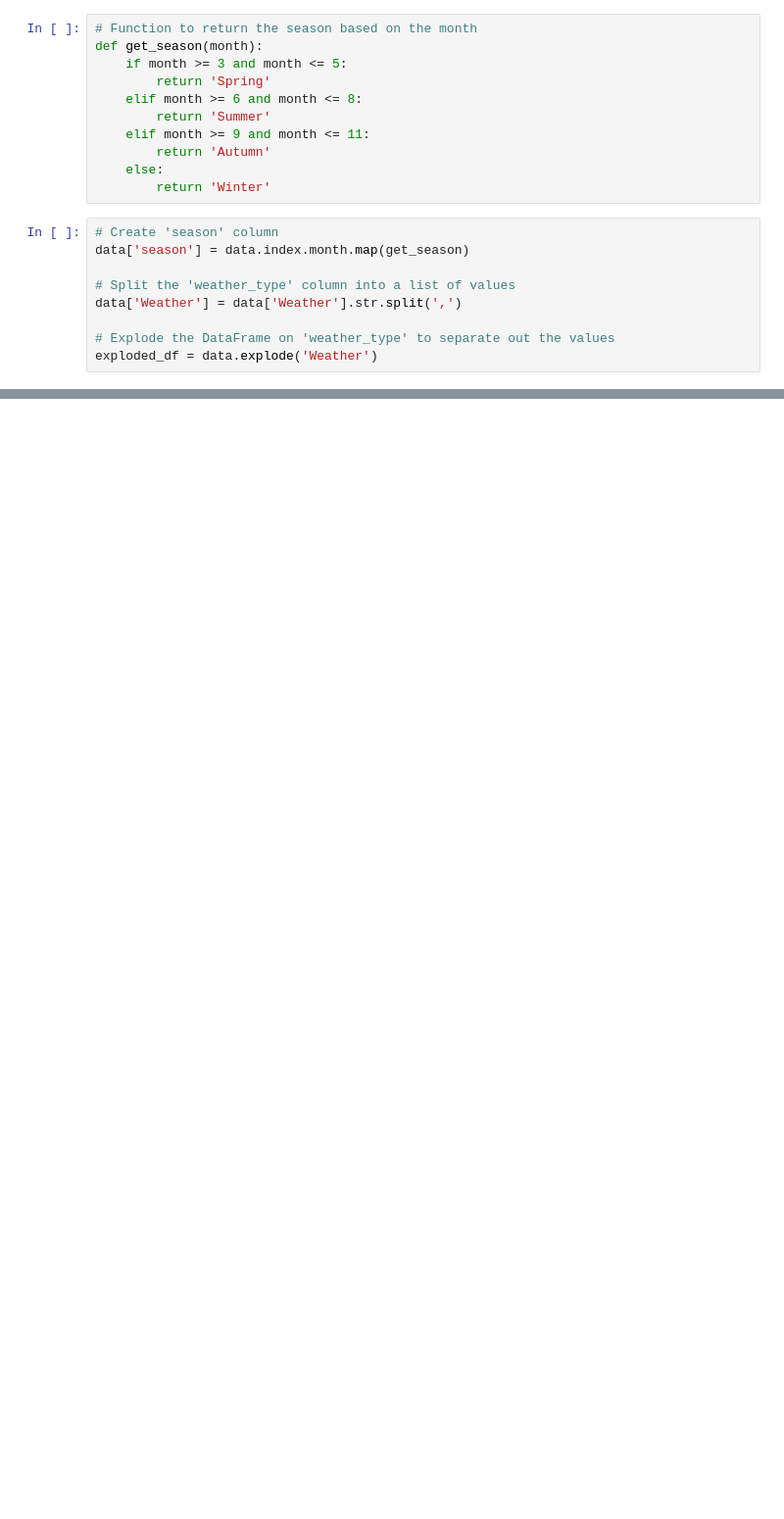
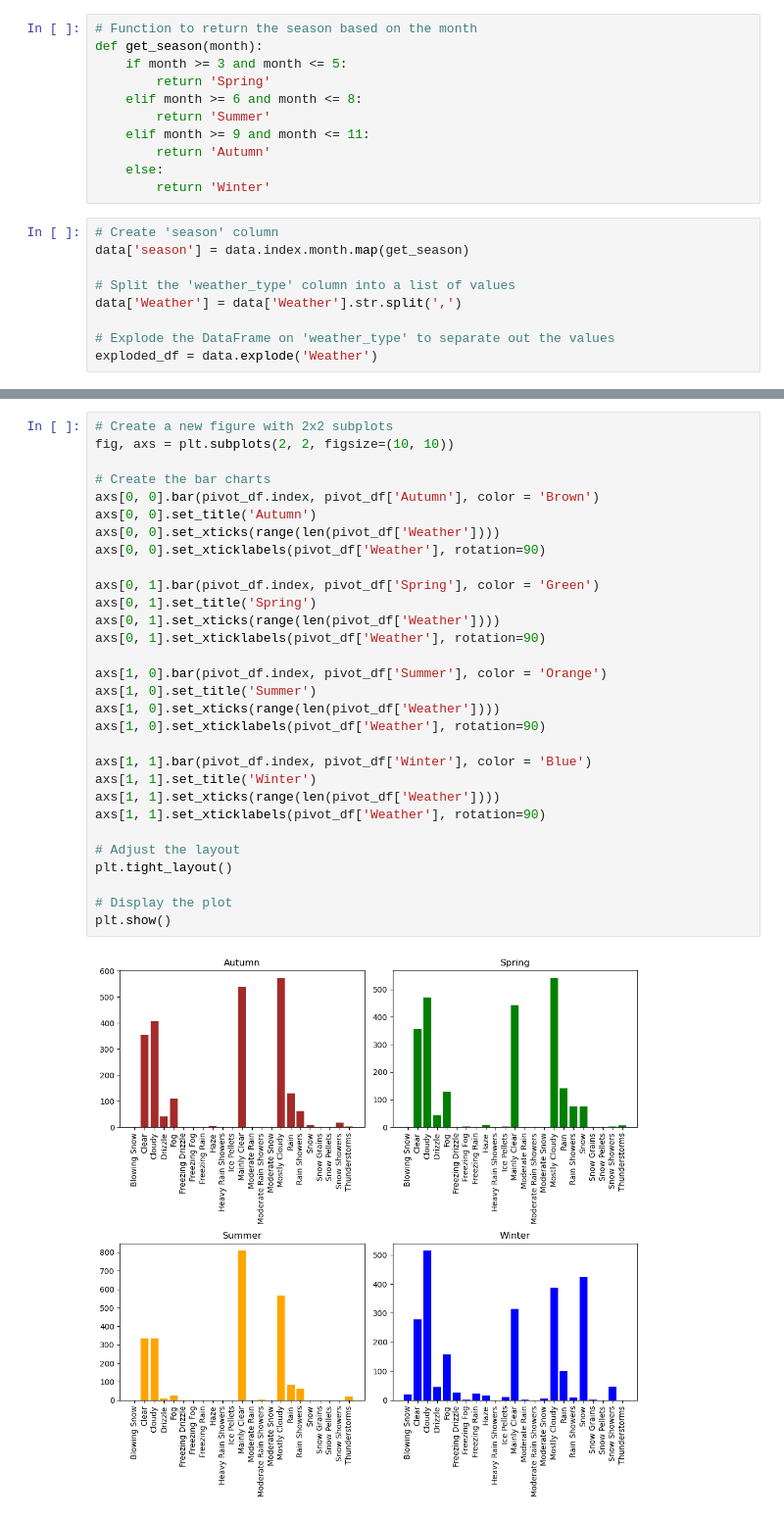
Before and after one commit to B-M-S-West/Weather-Data-Project, a Jupyter notebook: Weather-Data-Project.ipynb, the cells around one changed output, grey strips where cells are left out. Shown: that part at 98% size. Cells and saved outputs as stored; diff of their text form; blank space fills up the shorter version.

```diff
--- a/Weather-Data-Project.ipynb
+++ b/Weather-Data-Project.ipynb
@@ -185,0 +209,32 @@ plt.show()
+# %%
+# Create a new figure with 2x2 subplots
+fig, axs = plt.subplots(2, 2, figsize=(10, 10))
+
+# Create the bar charts
+axs[0, 0].bar(pivot_df.index, pivot_df['Autumn'], color = 'Brown')
+axs[0, 0].set_title('Autumn')
+axs[0, 0].set_xticks(range(len(pivot_df['Weather'])))
+axs[0, 0].set_xticklabels(pivot_df['Weather'], rotation=90)
+
+axs[0, 1].bar(pivot_df.index, pivot_df['Spring'], color = 'Green')
+axs[0, 1].set_title('Spring')
+axs[0, 1].set_xticks(range(len(pivot_df['Weather'])))
+axs[0, 1].set_xticklabels(pivot_df['Weather'], rotation=90)
+
+axs[1, 0].bar(pivot_df.index, pivot_df['Summer'], color = 'Orange')
+axs[1, 0].set_title('Summer')
+axs[1, 0].set_xticks(range(len(pivot_df['Weather'])))
+axs[1, 0].set_xticklabels(pivot_df['Weather'], rotation=90)
+
+axs[1, 1].bar(pivot_df.index, pivot_df['Winter'], color = 'Blue')
+axs[1, 1].set_title('Winter')
+axs[1, 1].set_xticks(range(len(pivot_df['Weather'])))
+axs[1, 1].set_xticklabels(pivot_df['Weather'], rotation=90)
+
+# Adjust the layout
+plt.tight_layout()
+
+# Display the plot
+plt.show()
+# %% [output]
+[figure, added]
```
Also changed, not shown: parts of 2 cells of this notebook.
